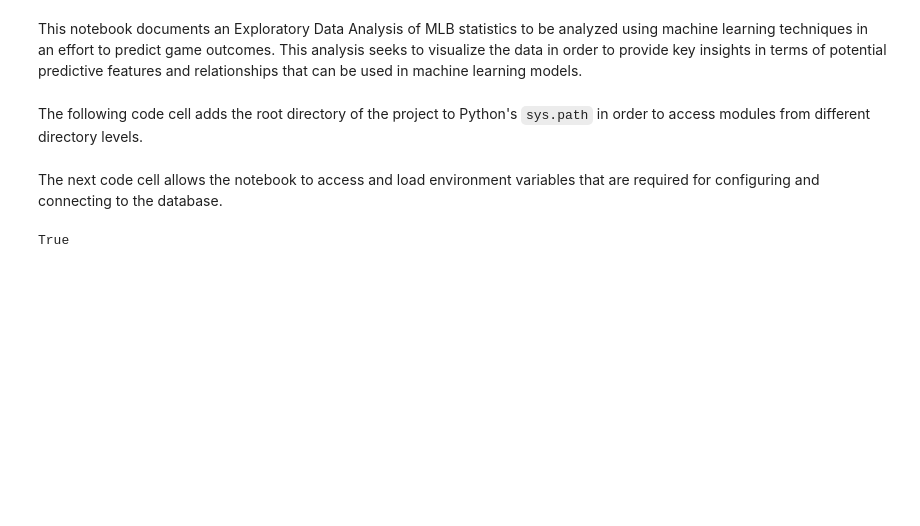
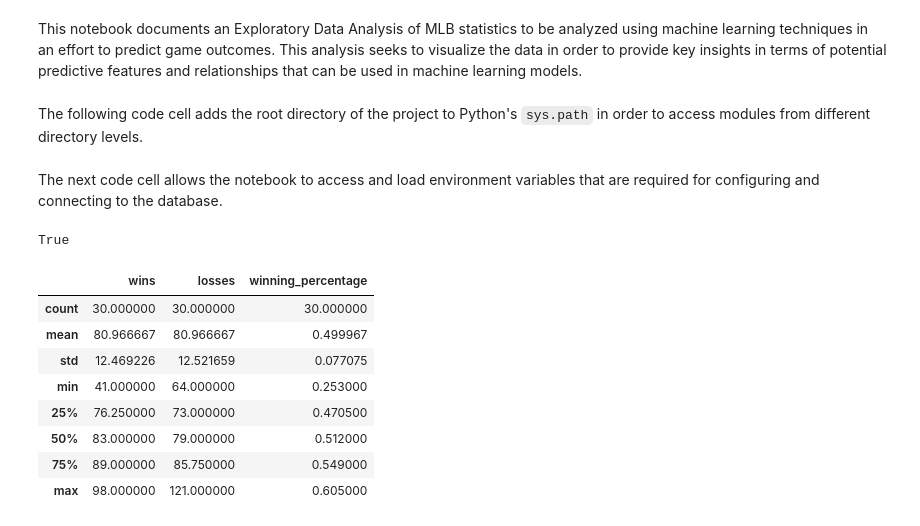
Before and after one commit to jbarkie/betbot, a Jupyter notebook: machine_learning/docs/notebooks/mlb-eda.ipynb, the cells around one changed output. Cells and saved outputs as stored; diff of their text form; code cells hidden in the pictures; blank space fills up the shorter version.

```diff
--- a/machine_learning/docs/notebooks/mlb-eda.ipynb
+++ b/machine_learning/docs/notebooks/mlb-eda.ipynb
@@ -30,0 +38,12 @@ from machine_learning.data.models.mlb_models import MLBTeam, MLBOffensiveStats,
+# %%
+teams_df.drop(columns=['id', 'games_played']).describe()
+# %% [output]
+|  | wins | losses | winning_percentage |
+| count | 30.000000 | 30.000000 | 30.000000 |
+| mean | 80.966667 | 80.966667 | 0.499967 |
+| std | 12.469226 | 12.521659 | 0.077075 |
+| min | 41.000000 | 64.000000 | 0.253000 |
+| 25% | 76.250000 | 73.000000 | 0.470500 |
+| 50% | 83.000000 | 79.000000 | 0.512000 |
+| 75% | 89.000000 | 85.750000 | 0.549000 |
+| max | 98.000000 | 121.000000 | 0.605000 |
```
Also changed, not shown: parts of 5 cells of this notebook.
